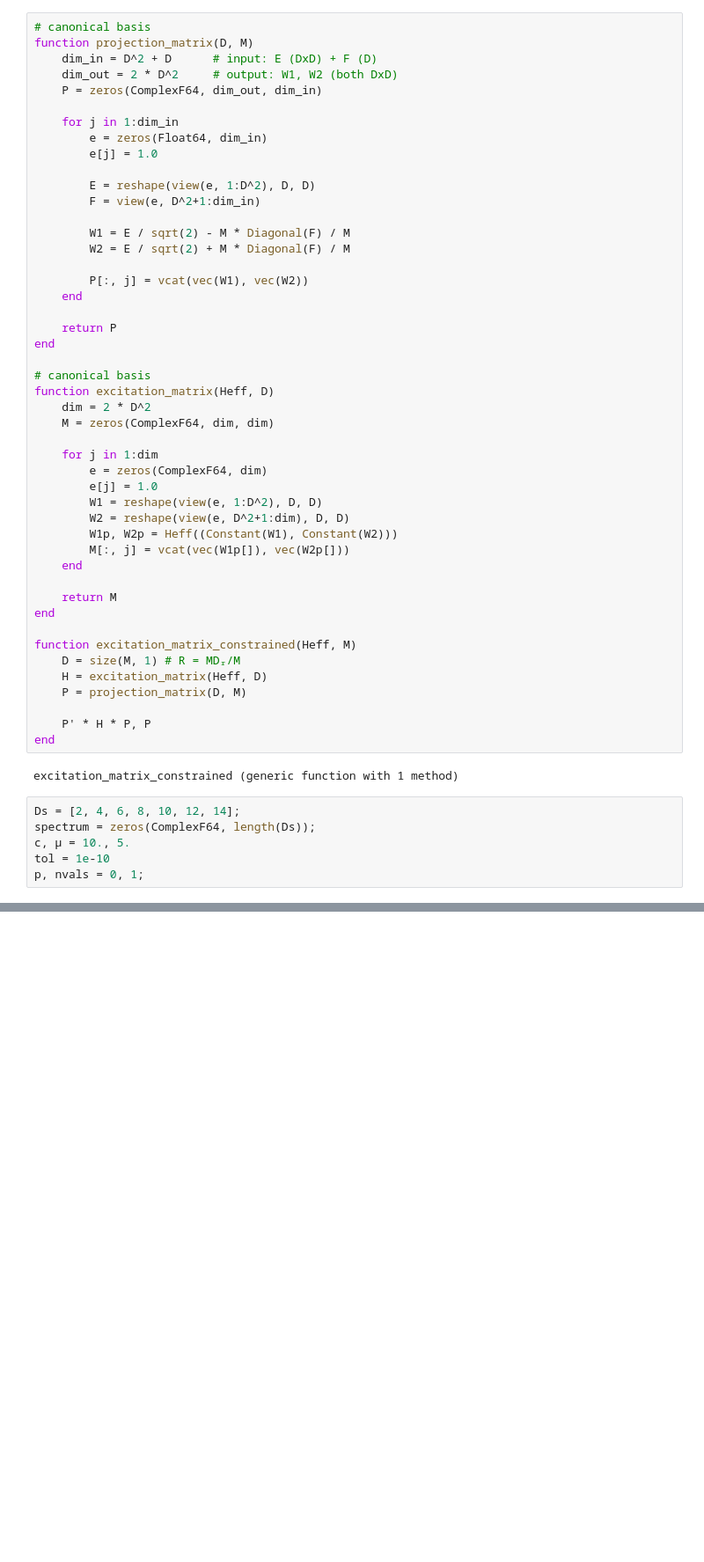
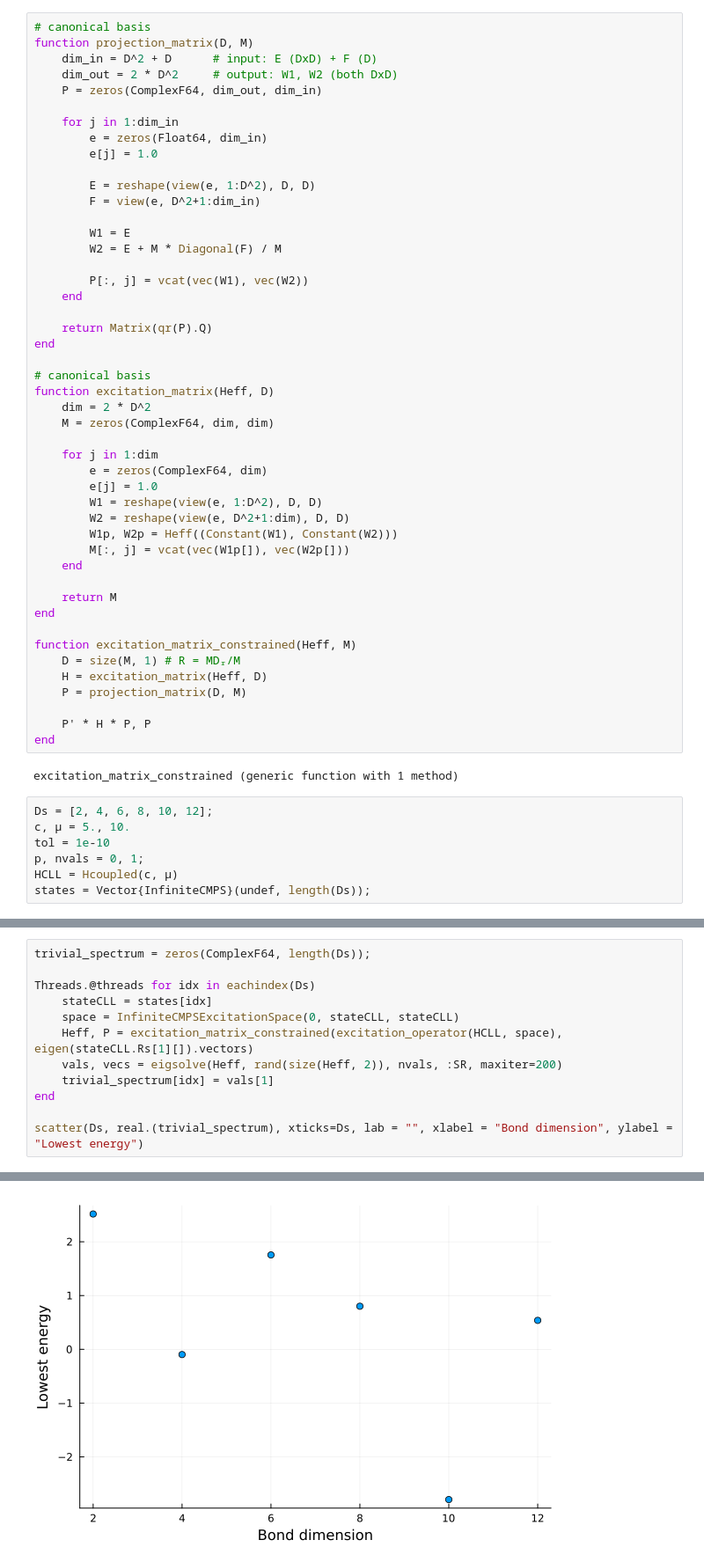
Before and after one commit to 20akshay00/CMPSExcitations, a Jupyter notebook: notebooks/yang-gaudin/negative_energy_scaling.ipynb, the cells around one changed output, grey strips where cells are left out. Shown: that part at 88% size. Saved outputs shown, nothing was run; the diff lists cells and outputs as text; blank space fills up the shorter version.

```diff
--- a/notebooks/yang-gaudin/negative_energy_scaling.ipynb
+++ b/notebooks/yang-gaudin/negative_energy_scaling.ipynb
@@ -20,13 +21,13 @@ function projection_matrix(D, M)
         E = reshape(view(e, 1:D^2), D, D)
         F = view(e, D^2+1:dim_in)
 
-        W1 = E / sqrt(2) - M * Diagonal(F) / M
-        W2 = E / sqrt(2) + M * Diagonal(F) / M
+        W1 = E
+        W2 = E + M * Diagonal(F) / M
 
         P[:, j] = vcat(vec(W1), vec(W2))
     end
 
-    return P
+    return Matrix(qr(P).Q)
 end
 
 # canonical basis
@@ -56,9 +57,10 @@ end
 # %% [output]
 excitation_matrix_constrained (generic function with 1 method)
 # %%
-Ds = [2, 4, 6, 8, 10, 12, 14];
-spectrum = zeros(ComplexF64, length(Ds));
-c, μ = 10., 5.
+Ds = [2, 4, 6, 8, 10, 12];
+c, μ = 5., 10.
 tol = 1e-10
 p, nvals = 0, 1;
+HCLL = Hcoupled(c, μ)
+states = Vector{InfiniteCMPS}(undef, length(Ds));
 # %%
@@ -105,0 +138,13 @@ plot(Ds, spectrum)
+# %%
+trivial_spectrum = zeros(ComplexF64, length(Ds));
+
+Threads.@threads for idx in eachindex(Ds)
+    stateCLL = states[idx]
+    space = InfiniteCMPSExcitationSpace(0, stateCLL, stateCLL)
+    Heff, P = excitation_matrix_constrained(excitation_operator(HCLL, space), eigen(stateCLL.Rs[1][]).vectors)
+    vals, vecs = eigsolve(Heff, rand(size(Heff, 2)), nvals, :SR, maxiter=200)
+    trivial_spectrum[idx] = vals[1]
+end
+
+scatter(Ds, real.(trivial_spectrum), xticks=Ds, lab = "", xlabel = "Bond dimension", ylabel = "Lowest energy")
+# %% [output]
@@ -105,0 +168 @@ plot(Ds, spectrum)
+[figure, added]
```
Also changed, not shown: parts of 5 cells of this notebook, 4 other files.
